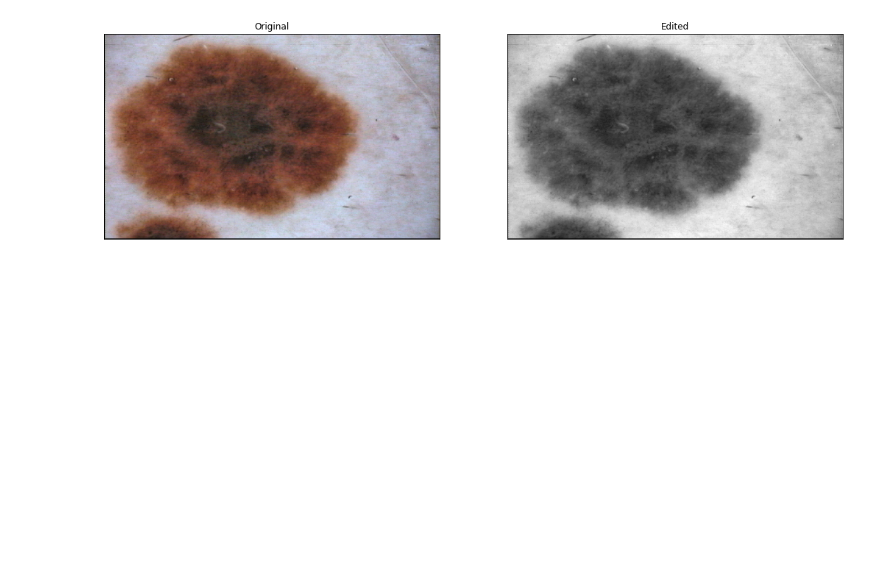
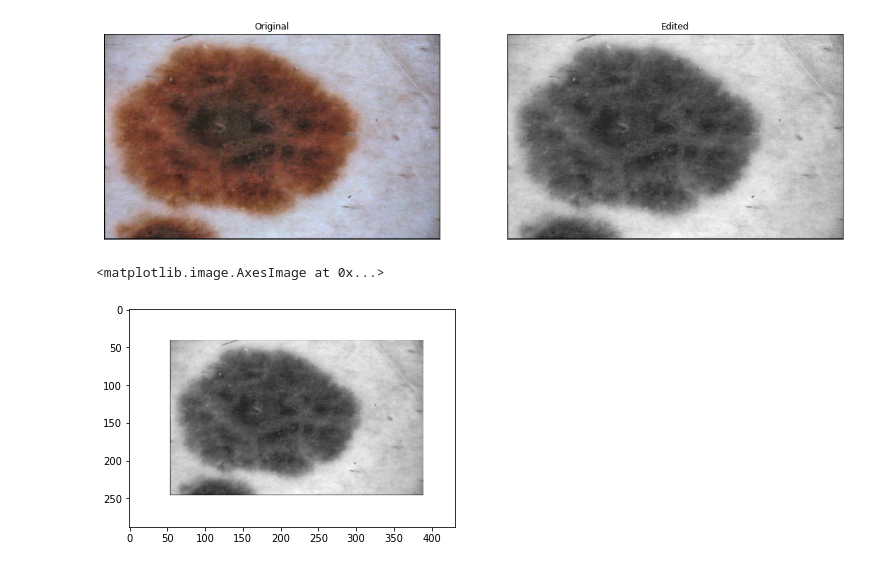
Before and after one commit to FrancescoMariottini/skin_moles_classifier, a Jupyter notebook: image_preprocessing.ipynb, the cells around one changed output. Saved outputs shown, nothing was run; the diff lists cells and outputs as text; code cells hidden in the pictures; blank space fills up the shorter version.

```diff
--- a/image_preprocessing.ipynb
+++ b/image_preprocessing.ipynb
@@ -105,3 +128,22 @@ ax.imshow(img_adp_gry, cmap=cmap)
 display_two(img_adp, img_adp_gry, isGray=True)
 # %% [output]
 [figure]
+# %%
+img_adp_gry=color.rgb2gray(img_adp)
+fig, ax = plt.subplots()
+plt.close("all")
+canvas = FigureCanvas(fig)
+cmap=plt.cm.gray
+ax.imshow(img_adp_gry, cmap=cmap)
+ax.axis('off')
+#https://stackoverflow.com/questions/35355930/matplotlib-figure-to-image-as-a-numpy-array
+# draw the canvas, cache the renderer
+canvas.draw()
+data = np.frombuffer(canvas.tostring_rgb(), dtype='uint8')
+img_elp = data.reshape(fig.canvas.get_width_height()[::-1] + (3,))
+# %%
+fig, ax = plt.subplots()
+ax.imshow(img_elp)
+# %% [output]
+<matplotlib.image.AxesImage at 0x...>
+[figure, added]
```
Also changed, not shown: parts of 4 cells of this notebook.
